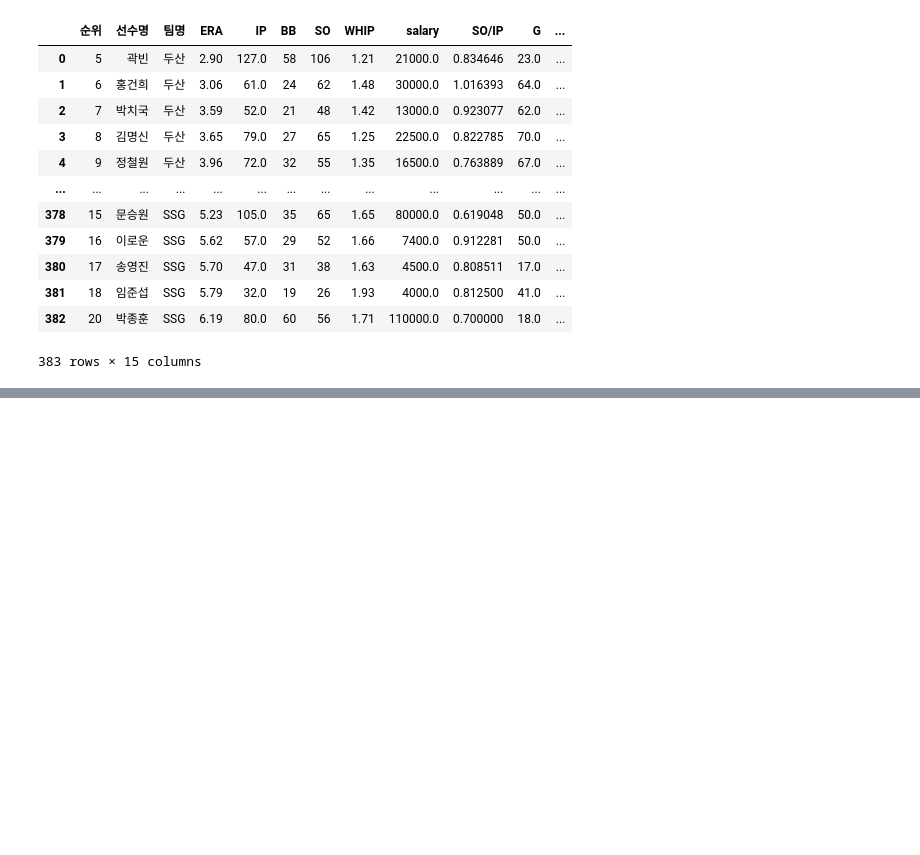
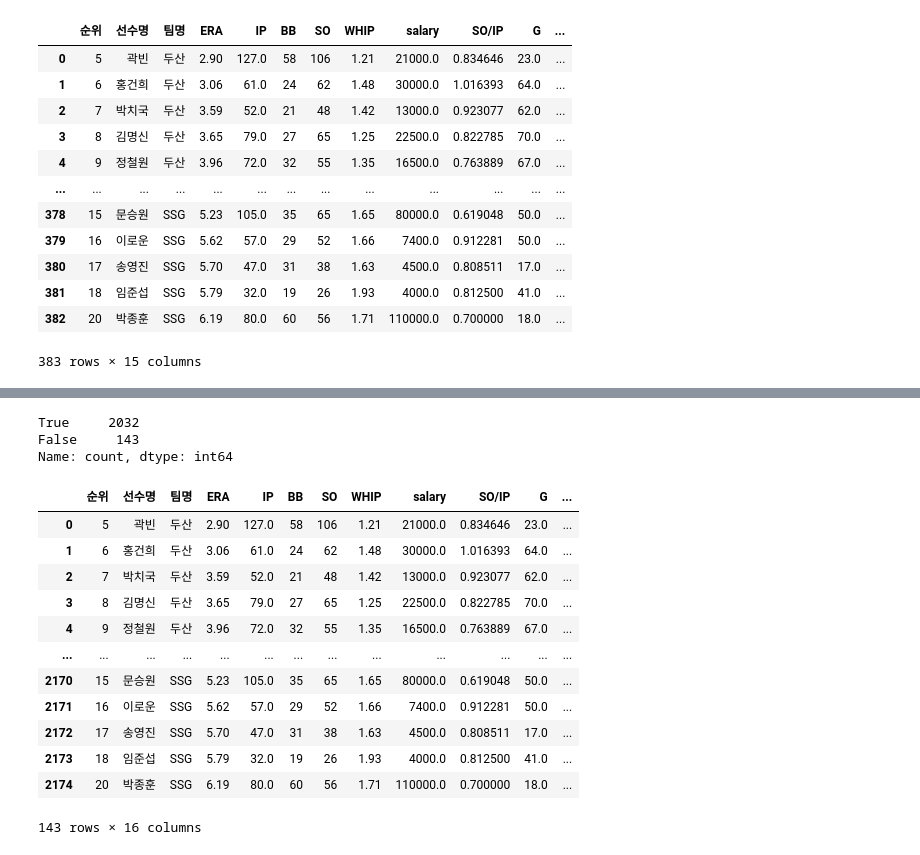
Before and after one commit to jayiuk/mid_project, a Jupyter notebook: EDA.ipynb, the cells around one changed output, grey strips where cells are left out. Cells and saved outputs as stored; diff of their text form; code cells hidden in the pictures; blank space fills up the shorter version.

```diff
--- a/EDA.ipynb
+++ b/EDA.ipynb
@@ -310,0 +395,6 @@ df_copy
+# %%
+df_copy_qs.duplicated().value_counts()
+# %% [output]
+True     2032
+False     143
+Name: count, dtype: int64
@@ -310,0 +403,16 @@ df_copy
+# %%
+df_copy_qs_d
+# %% [output]
+|  | 순위 | 선수명 | 팀명 | ERA | IP | BB | SO | WHIP | salary | SO/IP | G | ... |
+| 0 | 5 | 곽빈 | 두산 | 2.90 | 127.0 | 58 | 106 | 1.21 | 21000.0 | 0.834646 | 23.0 | ... |
+| 1 | 6 | 홍건희 | 두산 | 3.06 | 61.0 | 24 | 62 | 1.48 | 30000.0 | 1.016393 | 64.0 | ... |
+| 2 | 7 | 박치국 | 두산 | 3.59 | 52.0 | 21 | 48 | 1.42 | 13000.0 | 0.923077 | 62.0 | ... |
+| 3 | 8 | 김명신 | 두산 | 3.65 | 79.0 | 27 | 65 | 1.25 | 22500.0 | 0.822785 | 70.0 | ... |
+| 4 | 9 | 정철원 | 두산 | 3.96 | 72.0 | 32 | 55 | 1.35 | 16500.0 | 0.763889 | 67.0 | ... |
+| ... | ... | ... | ... | ... | ... | ... | ... | ... | ... | ... | ... | ... |
+| 2170 | 15 | 문승원 | SSG | 5.23 | 105.0 | 35 | 65 | 1.65 | 80000.0 | 0.619048 | 50.0 | ... |
+| 2171 | 16 | 이로운 | SSG | 5.62 | 57.0 | 29 | 52 | 1.66 | 7400.0 | 0.912281 | 50.0 | ... |
+| 2172 | 17 | 송영진 | SSG | 5.70 | 47.0 | 31 | 38 | 1.63 | 4500.0 | 0.808511 | 17.0 | ... |
+| 2173 | 18 | 임준섭 | SSG | 5.79 | 32.0 | 19 | 26 | 1.93 | 4000.0 | 0.812500 | 41.0 | ... |
+| 2174 | 20 | 박종훈 | SSG | 6.19 | 80.0 | 60 | 56 | 1.71 | 110000.0 | 0.700000 | 18.0 | ... |
+143 rows × 16 columns
```
Also changed, not shown: parts of 14 cells of this notebook, 4 other files.
